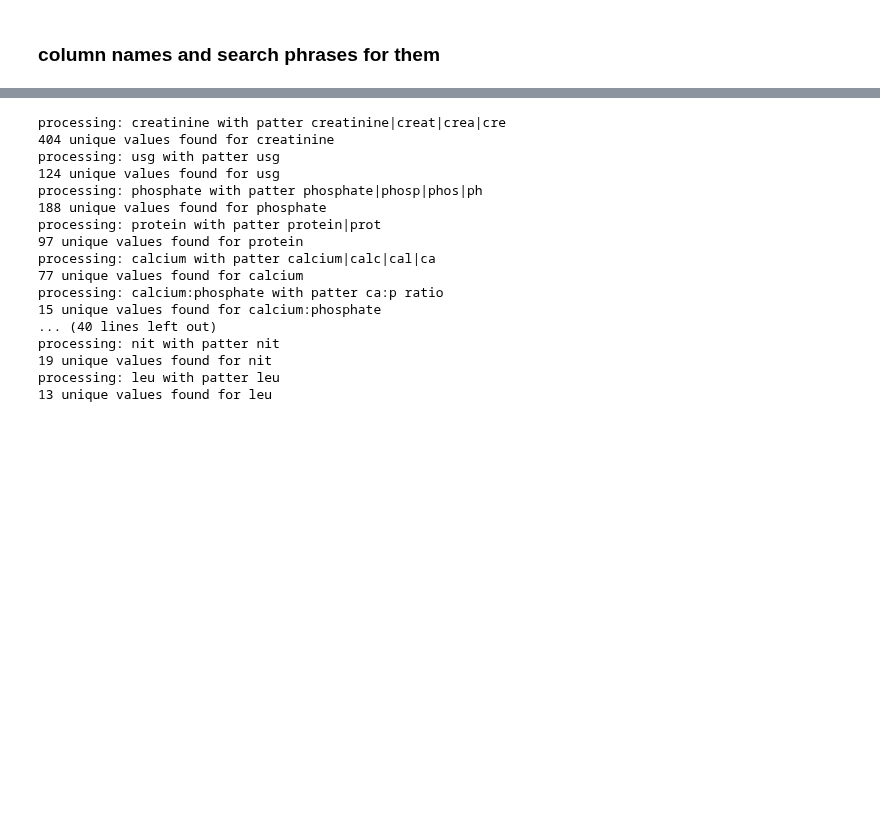
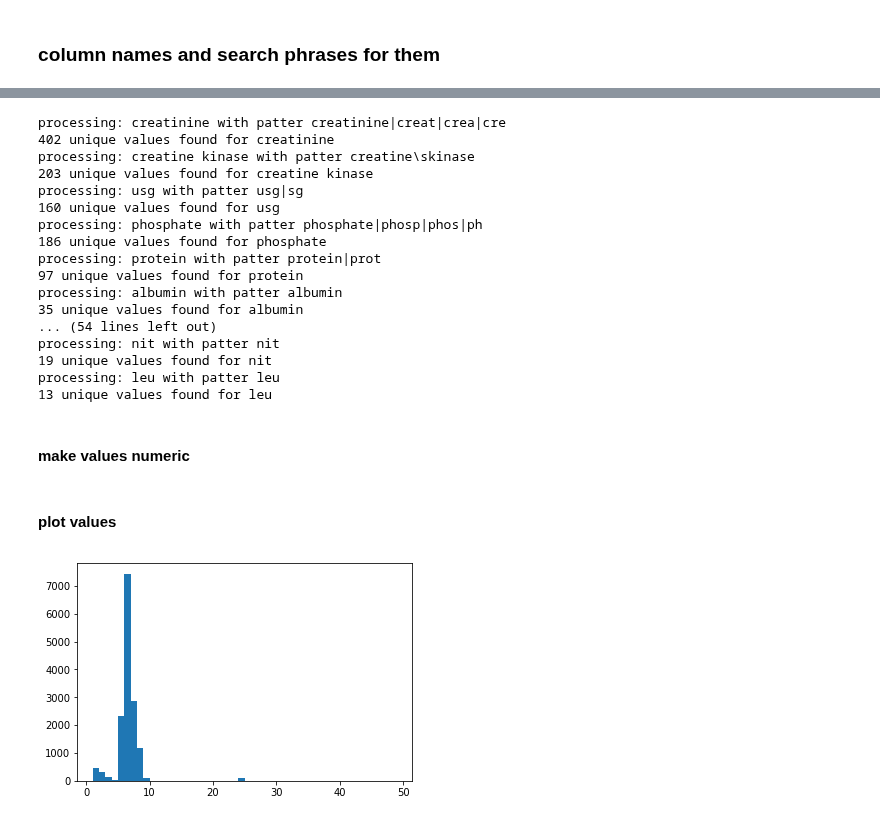
Before and after one commit to ruthpearson/CatHack, a Jupyter notebook: vet_compass/IK_0.3_lab_values.ipynb, the cells around one changed output, grey strips where cells are left out. Cells and saved outputs as stored; diff of their text form; code cells hidden in the pictures; blank space fills up the shorter version.

Commit message:
plotting update

```diff
--- a/vet_compass/IK_0.3_lab_values.ipynb
+++ b/vet_compass/IK_0.3_lab_values.ipynb
@@ -18,7 +18,8 @@ vetcompass_df = pd.read_csv("../Data/vet_compass/STR024A03 20190719 sample x10,0
 ### functions to create regex and add columns
 # %%
 def make_regex(values):
-    return f'({values})[\s\:\=\(\-]*(\d*\.?\/?\d*)'
+    return f'({values})[\s\:\=\-]*(\d*\.?\/?\d*)'
+# for protein\protien\protene\protine\... we need to look for +s instead of digits. like + prot... +
 
 def add_column(df, values, colname):
     df[colname] = df.ExaminationText.str.extract(make_regex(values), expand=True, flags=re.IGNORECASE)[1]
@@ -62,11 +49,17 @@ set(x[0] for x in ending_in_colon if len(x)>0)
 # %%
 columns_to_add = {
     'creatinine': 'creatinine|creat|crea|cre',
-    'usg': 'usg',
+    'creatine kinase': 'creatine\skinase',
+    'usg': 'usg|sg',
     'phosphate': 'phosphate|phosp|phos|ph',
     'protein': 'protein|prot',
+    'albumin': 'albumin',
+    'globulin': 'globulin',
+    'urine ph': 'ph',
+    'triglyceride': 'triglyceride',
     'calcium': 'calcium|calc|cal|ca',
-    'calcium:phosphate': 'ca:p ratio',
+    'calcium:phosphate': 'ca:p\sratio|albumin\/globulin\sratio',
+    'cholesterol': 'cholesterol',
     'bun': 'bun',
     'sap': 'sap',
     'salt': 'salt',
@@ -78,13 +71,14 @@ columns_to_add = {
     'acp': 'acp',
     'alkp': 'alkp',
     'bg': 'bg',
-    'wbc': 'wbc',
+    'wbc': 'white\sblood\scount|wbc',
+    'rcc' : 'rcc',
     'eos': 'eos',
     'baso': 'baso',
     'lymph': 'lymph',
     'sodium': 'na|sodium|sod',
     'potassium': 'k\+|k|potassium|pot',
-    'urea': 'urea',
+    'urea': 'urea', # might be the same as bun
     'ggt': 'ggt',
     'ket': 'ket',
     'nit': 'nit',
@@ -92,24 +86,31 @@ columns_to_add = {
 }
 # %%
 for column_name in columns_to_add.keys():
-    print("processing: "+ column_name + " with patter " + columns_to_add[column_name])
+    print("processing: "+ column_name + " with pattern " + columns_to_add[column_name])
     vetcompass_df = add_column(vetcompass_df, columns_to_add[column_name], column_name)
     print('\x1b[32m' + str(len(vetcompass_df[column_name].unique())) + " unique values found for " + column_name + '\x1b[0m')
 # %% [output]
 processing: creatinine with patter creatinine|creat|crea|cre
-404 unique values found for creatinine
-processing: usg with patter usg
-124 unique values found for usg
+402 unique values found for creatinine
+processing: creatine kinase with patter creatine\skinase
+203 unique values found for creatine kinase
+processing: usg with patter usg|sg
+160 unique values found for usg
 processing: phosphate with patter phosphate|phosp|phos|ph
-188 unique values found for phosphate
+186 unique values found for phosphate
 processing: protein with patter protein|prot
 97 unique values found for protein
-processing: calcium with patter calcium|calc|cal|ca
-77 unique values found for calcium
-processing: calcium:phosphate with patter ca:p ratio
-15 unique values found for calcium:phosphate
-... (40 lines left out)
+processing: albumin with patter albumin
+35 unique values found for albumin
+... (54 lines left out)
 processing: nit with patter nit
 19 unique values found for nit
 processing: leu with patter leu
 13 unique values found for leu
+# %% [markdown]
+#### make values numeric
+# %%
+for column_name in columns_to_add.keys():
+    vetcompass_df[column_name] = pd.to_numeric(vetcompass_df[column_name], errors='coerce')
+# %% [markdown]
+#### plot values
@@ -115,0 +119,6 @@ processing: leu with patter leu
+# %%
+column_name = 'phosphate'
+_ = plt.hist(vetcompass_df[column_name].dropna(), bins=np.arange(1,50,1))
+plt.show()
+# %% [output]
+[figure, added]
```
Also changed, not shown: parts of 9 cells of this notebook.
